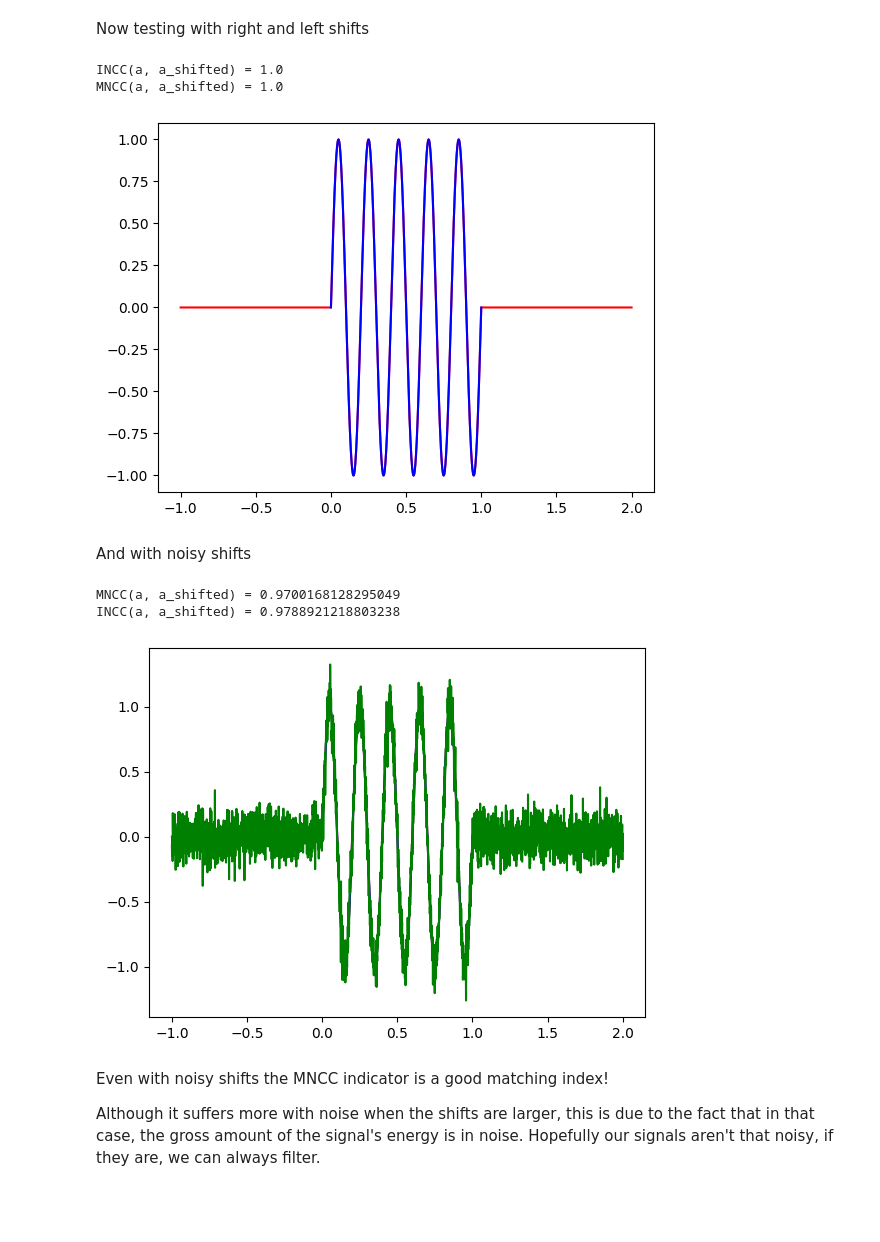
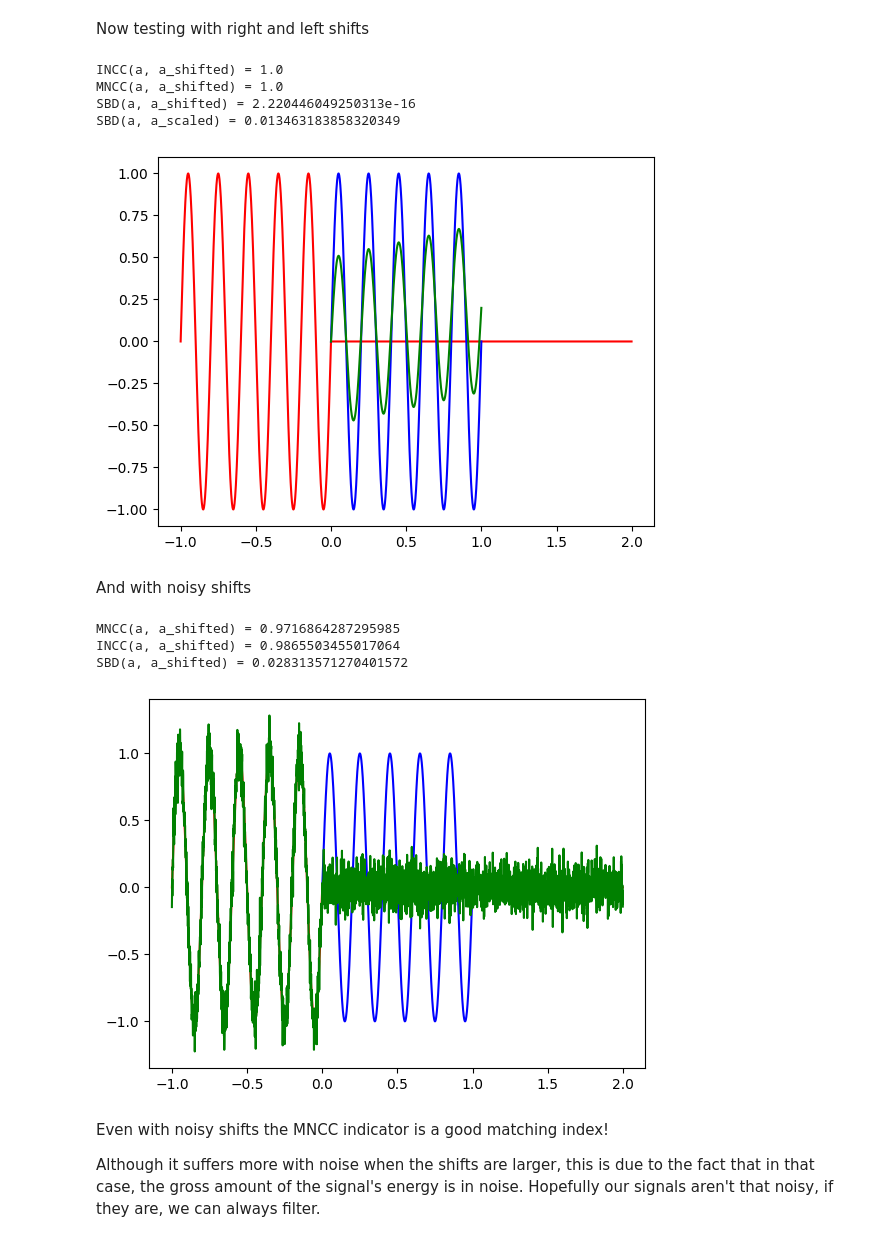
Before and after one commit to jimmerzzz52/shrine-exp, a Jupyter notebook: transcribe-asl/correlation_test.ipynb, the cells around one changed output. Saved outputs shown, nothing was run; the diff lists cells and outputs as text; code cells hidden in the pictures; blank space fills up the shorter version.

```diff
--- a/transcribe-asl/correlation_test.ipynb
+++ b/transcribe-asl/correlation_test.ipynb
@@ -138,9 +169,10 @@ def shift_signal(
     a_shifted: np.ndarray
         Shifted signal.
     """
-    t_shifted = np.concatenate((np.arange(-shift, 0, t[1] - t[0]), t), axis=0)
-    a_shifted = np.concatenate((np.zeros(t_shifted.shape[0] - t.shape[0]), a), axis=0)
+    t_shifted = np.arange(-shift, t[-1], t[1] - t[0])
+    a_shifted = np.concatenate((a, np.zeros(t_shifted.shape[0] - t.shape[0])), axis=0)
     return t_shifted, a_shifted
+
 
 def shift_signal_left(
     t: np.ndarray, a: np.ndarray, shift: float
@@ -164,7 +196,9 @@ def shift_signal_left(
     a_shifted: np.ndarray
         Shifted signal.
     """
-    t_shifted = np.concatenate((t, np.arange(t[-1] + t[1] - t[0], t[-1] + shift, t[1] - t[0])), axis=0)
+    t_shifted = np.concatenate(
+        (t, np.arange(t[-1] + t[1] - t[0], t[-1] + shift, t[1] - t[0])), axis=0
+    )
     a_shifted = np.concatenate((a, np.zeros(t_shifted.shape[0] - t.shape[0])), axis=0)
     return t_shifted, a_shifted
 # %% [markdown]
@@ -173,28 +207,36 @@ Now testing with right and left shifts
 shift = 1
 t_shifted, a_shifted = shift_signal(t, a, shift)
 t_shifted, a_shifted = shift_signal_left(t_shifted, a_shifted, shift)
-plt.plot(t_shifted, a_shifted, color='red')
-plt.plot(t, a, color='blue')
-print(f'INCC(a, a_shifted) = {incc(a, a_shifted)}')
-print(f'MNCC(a, a_shifted) = {mncc(a, a_shifted)}')
+a_scaled = a * 0.5 + 0.2*t
+plt.plot(t_shifted, a_shifted, color="red")
+plt.plot(t, a, color="blue")
+plt.plot(t, a_scaled, color="green")
+print(f"INCC(a, a_shifted) = {incc(a, a_shifted)}")
+print(f"MNCC(a, a_shifted) = {mncc(a, a_shifted)}")
+print(f"SBD(a, a_shifted) = {sbd(a, a_shifted)}")
+print(f"SBD(a, a_scaled) = {sbd(a, a_scaled)}")
 # %% [output]
 INCC(a, a_shifted) = 1.0
 MNCC(a, a_shifted) = 1.0
+SBD(a, a_shifted) = 2.220446049250313e-16
+SBD(a, a_scaled) = 0.013463183858320349
-[figure, old version]
+[figure, new version]
 # %% [markdown]
 And with noisy shifts
 # %%
-noise_level = .1
+noise_level = 0.1
 a_shifted_noise = a_shifted + noise_level * np.random.randn(a_shifted.shape[0])
-plt.plot(t_shifted, a_shifted, color='red')
-plt.plot(t, a, color='blue')
-plt.plot(t_shifted, a_shifted_noise, color='green')
-print(f'MNCC(a, a_shifted) = {mncc(a, a_shifted_noise)}')
-print(f'INCC(a, a_shifted) = {incc(a, a_shifted_noise)}')
+plt.plot(t_shifted, a_shifted, color="red")
+plt.plot(t, a, color="blue")
+plt.plot(t_shifted, a_shifted_noise, color="green")
+print(f"MNCC(a, a_shifted) = {mncc(a, a_shifted_noise)}")
+print(f"INCC(a, a_shifted) = {incc(a, a_shifted_noise)}")
+print(f"SBD(a, a_shifted) = {sbd(a, a_shifted_noise)}")
 # %% [output]
-MNCC(a, a_shifted) = 0.9700168128295049
-INCC(a, a_shifted) = 0.9788921218803238
+MNCC(a, a_shifted) = 0.9716864287295985
+INCC(a, a_shifted) = 0.9865503455017064
+SBD(a, a_shifted) = 0.028313571270401572
-[figure, old version]
+[figure, new version]
 # %% [markdown]
 Even with noisy shifts the MNCC indicator is a good matching index!
 
```
Also changed, not shown: parts of 69 cells of this notebook, 2 other files.
